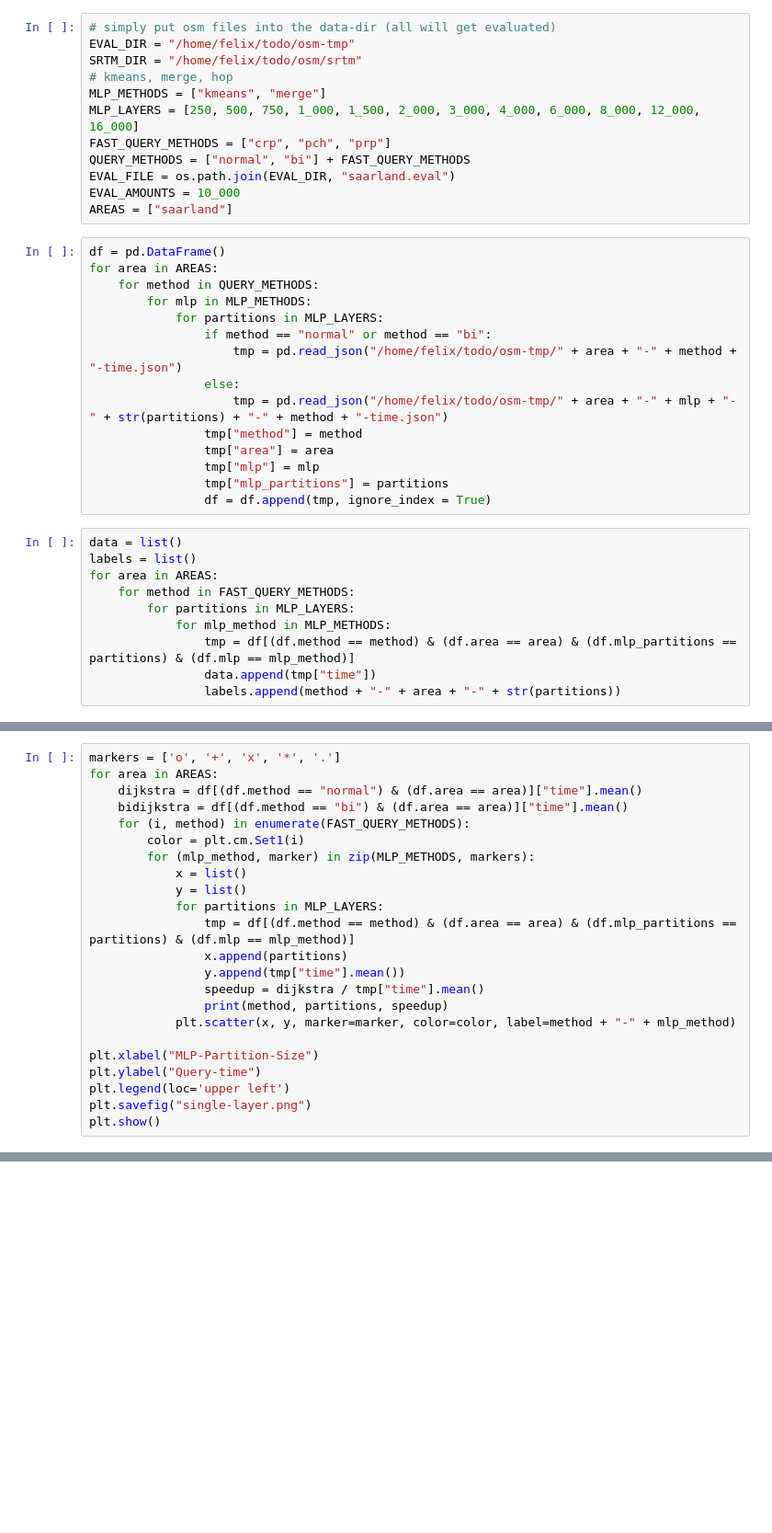
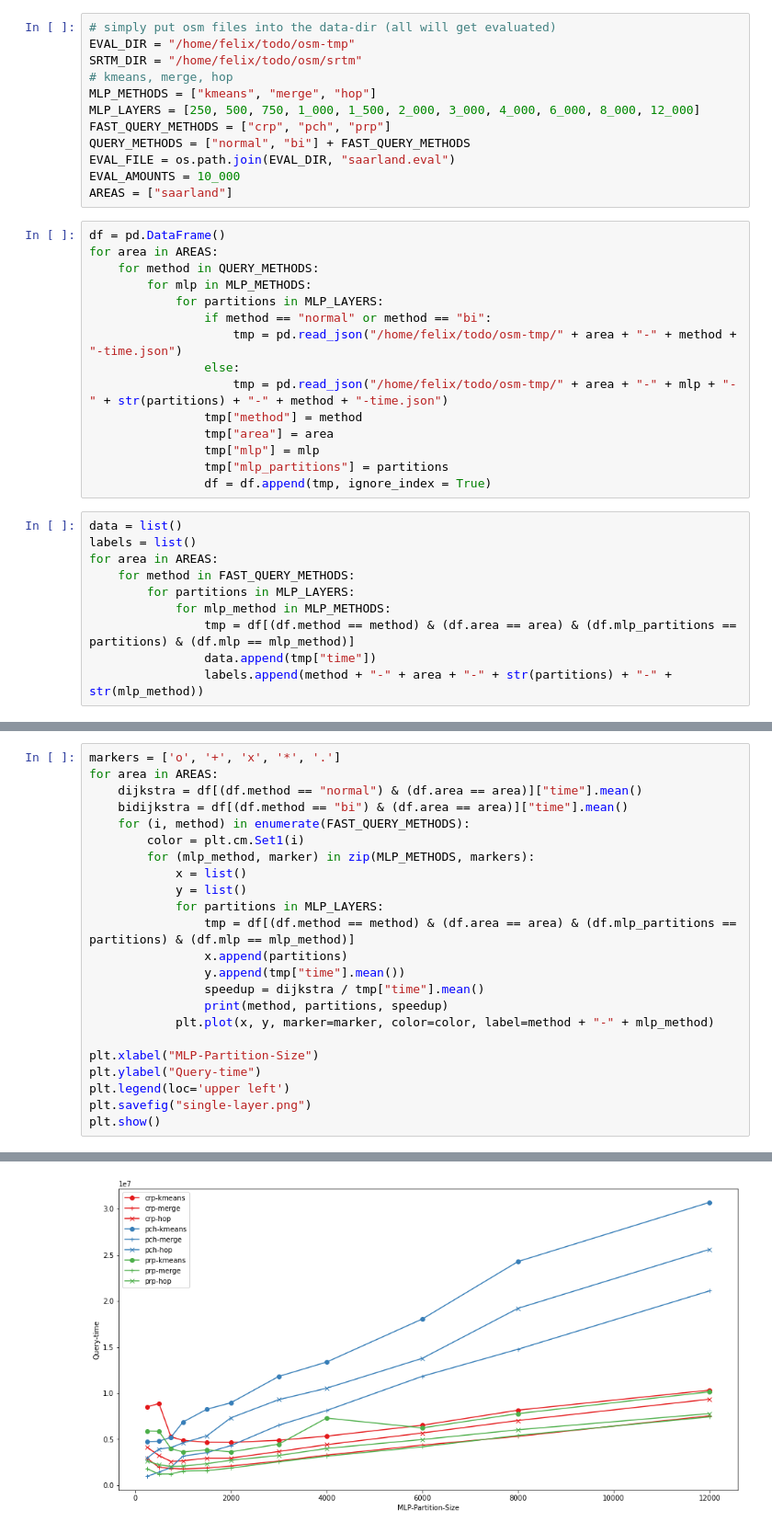
Before and after one commit to Stunkymonkey/prp, a Jupyter notebook: analysis/single-layer.ipynb, the cells around one changed output, grey strips where cells are left out. Shown at 92% size. Cells and saved outputs as stored; diff of their text form; blank space fills up the shorter version.

Commit message:
[analysis] draw plots with new structure

```diff
--- a/analysis/single-layer.ipynb
+++ b/analysis/single-layer.ipynb
@@ -10,8 +10,8 @@ plt.rcParams['figure.figsize'] = [16, 8]
 EVAL_DIR = "/home/felix/todo/osm-tmp"
 SRTM_DIR = "/home/felix/todo/osm/srtm"
 # kmeans, merge, hop
-MLP_METHODS = ["kmeans", "merge"]
-MLP_LAYERS = [250, 500, 750, 1_000, 1_500, 2_000, 3_000, 4_000, 6_000, 8_000, 12_000, 16_000]
+MLP_METHODS = ["kmeans", "merge", "hop"]
+MLP_LAYERS = [250, 500, 750, 1_000, 1_500, 2_000, 3_000, 4_000, 6_000, 8_000, 12_000]
 FAST_QUERY_METHODS = ["crp", "pch", "prp"]
 QUERY_METHODS = ["normal", "bi"] + FAST_QUERY_METHODS
 EVAL_FILE = os.path.join(EVAL_DIR, "saarland.eval")
@@ -41,7 +41,7 @@ for area in AREAS:
             for mlp_method in MLP_METHODS:
                 tmp = df[(df.method == method) & (df.area == area) & (df.mlp_partitions == partitions) & (df.mlp == mlp_method)]
                 data.append(tmp["time"])
-                labels.append(method + "-" + area + "-" + str(partitions))
+                labels.append(method + "-" + area + "-" + str(partitions) + "-" + str(mlp_method))
 # %%
 fig, ax = plt.subplots()
 ax.set_title('Evaluation')
@@ -65,10 +67,11 @@ for area in AREAS:
                 y.append(tmp["time"].mean())
                 speedup = dijkstra / tmp["time"].mean()
                 print(method, partitions, speedup)
-            plt.scatter(x, y, marker=marker, color=color, label=method + "-" + mlp_method)
+            plt.plot(x, y, marker=marker, color=color, label=method + "-" + mlp_method)
 
 plt.xlabel("MLP-Partition-Size")
 plt.ylabel("Query-time")
 plt.legend(loc='upper left')
 plt.savefig("single-layer.png")
 plt.show()
+# %% [output]
@@ -74,0 +95 @@ plt.show()
+[figure, added]
```
Also changed, not shown: parts of 2 cells of this notebook, 1 other file.
